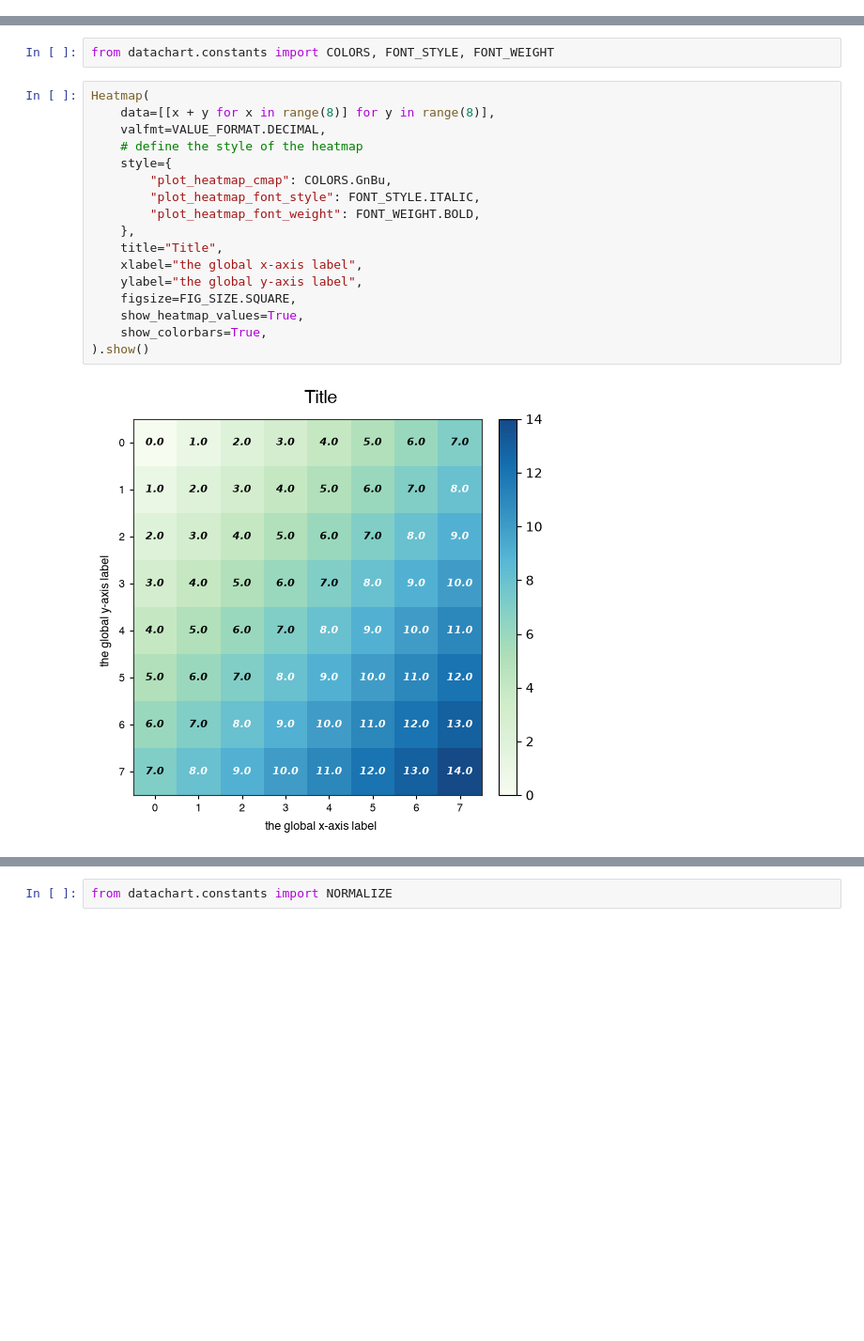
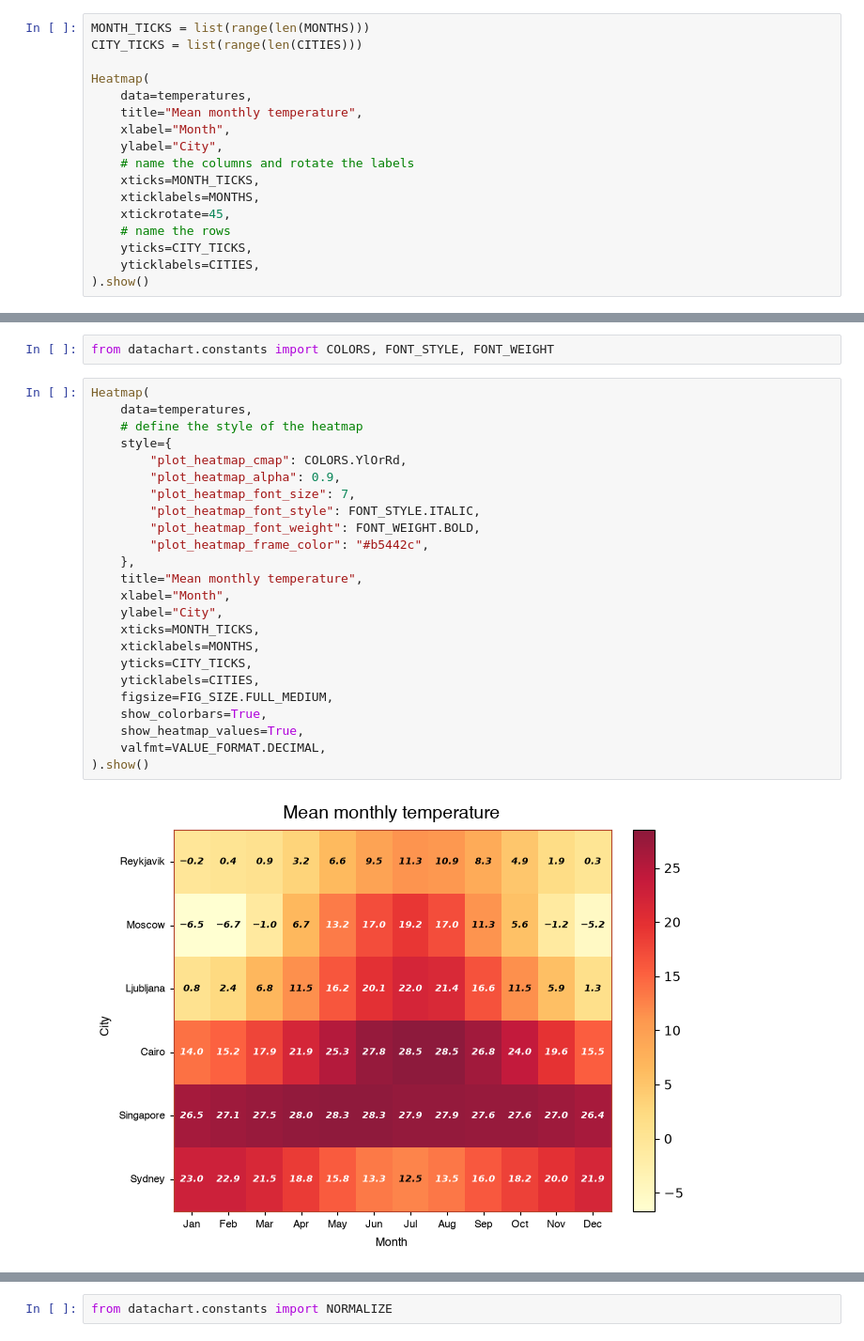
Before and after one commit to eriknovak/datachart, a Jupyter notebook: docs/how-to-guides/charts/heatmap.ipynb, the cells around one changed output, grey strips where cells are left out. Shown at 94% size. Cells and saved outputs as stored; diff of their text form; blank space fills up the shorter version.

```diff
--- a/docs/how-to-guides/charts/heatmap.ipynb
+++ b/docs/how-to-guides/charts/heatmap.ipynb
@@ -75,0 +154,17 @@ Heatmap(
+# %%
+MONTH_TICKS = list(range(len(MONTHS)))
+CITY_TICKS = list(range(len(CITIES)))
+
+Heatmap(
+    data=temperatures,
+    title="Mean monthly temperature",
+    xlabel="Month",
+    ylabel="City",
+    # name the columns and rotate the labels
+    xticks=MONTH_TICKS,
+    xticklabels=MONTHS,
+    xtickrotate=45,
+    # name the rows
+    yticks=CITY_TICKS,
+    yticklabels=CITIES,
+).show()
@@ -200,20 +283,27 @@ Again, to help with the style settings, the [datachart.constants](../../../refer
 from datachart.constants import COLORS, FONT_STYLE, FONT_WEIGHT
 # %%
 Heatmap(
-    data=[[x + y for x in range(8)] for y in range(8)],
-    valfmt=VALUE_FORMAT.DECIMAL,
+    data=temperatures,
     # define the style of the heatmap
     style={
-        "plot_heatmap_cmap": COLORS.GnBu,
+        "plot_heatmap_cmap": COLORS.YlOrRd,
+        "plot_heatmap_alpha": 0.9,
+        "plot_heatmap_font_size": 7,
         "plot_heatmap_font_style": FONT_STYLE.ITALIC,
         "plot_heatmap_font_weight": FONT_WEIGHT.BOLD,
+        "plot_heatmap_frame_color": "#b5442c",
     },
-    title="Title",
-    xlabel="the global x-axis label",
-    ylabel="the global y-axis label",
-    figsize=FIG_SIZE.SQUARE,
+    title="Mean monthly temperature",
+    xlabel="Month",
+    ylabel="City",
+    xticks=MONTH_TICKS,
+    xticklabels=MONTHS,
+    yticks=CITY_TICKS,
+    yticklabels=CITIES,
+    figsize=FIG_SIZE.FULL_MEDIUM,
+    show_colorbars=True,
     show_heatmap_values=True,
-    show_colorbars=True,
+    valfmt=VALUE_FORMAT.DECIMAL,
 ).show()
 # %% [output]
-[figure, old version]
+[figure, new version]
```
Also changed, not shown: parts of 58 cells of this notebook, 1 other file.
